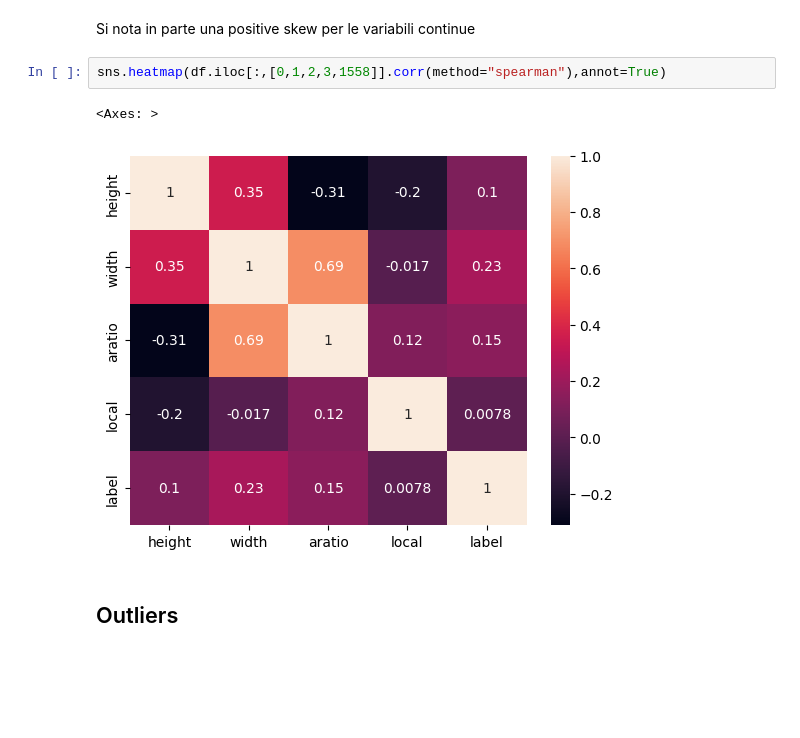
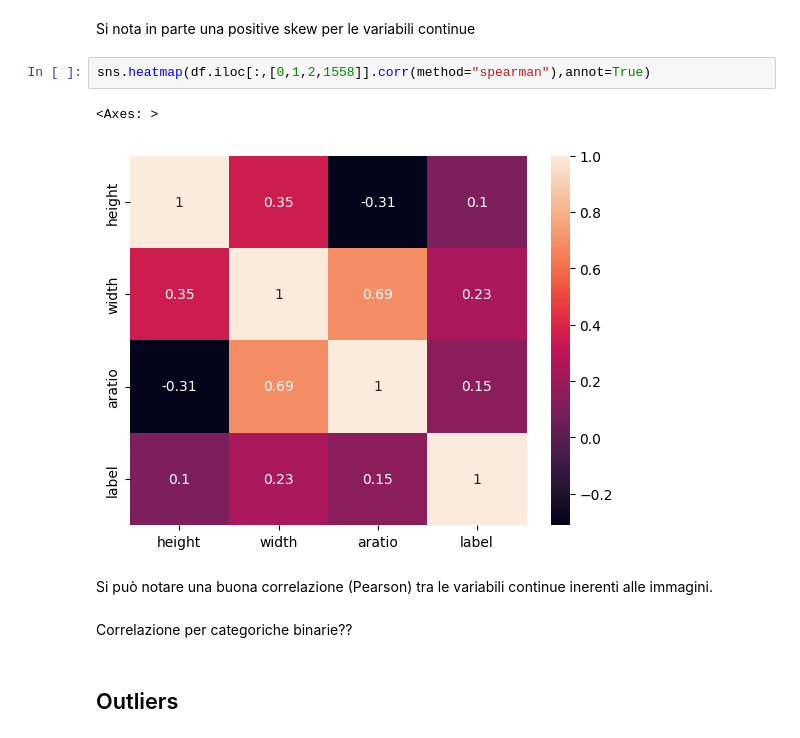
Before and after one commit to wredan/fad-project, a Jupyter notebook: notebook.ipynb, the cells around one changed output. Saved outputs shown, nothing was run; the diff lists cells and outputs as text; blank space fills up the shorter version.

```diff
--- a/notebook.ipynb
+++ b/notebook.ipynb
@@ -315,10 +315,14 @@ plt.show()
 # %% [markdown]
 Si nota in parte una positive skew per le variabili continue
 # %%
-sns.heatmap(df.iloc[:,[0,1,2,3,1558]].corr(method="spearman"),annot=True)
+sns.heatmap(df.iloc[:,[0,1,2,1558]].corr(method="spearman"),annot=True)
 # %% [output]
 <Axes: >
-[figure, old version]
+[figure, new version]
+# %% [markdown]
+Si può notare una buona correlazione (Pearson) tra le variabili continue inerenti alle immagini.
+# %% [markdown]
+Correlazione per categoriche binarie??
 # %% [markdown]
 ## Outliers <a id="outliers"></a>
 # %%
```
Also changed, not shown: parts of 10 cells of this notebook.
